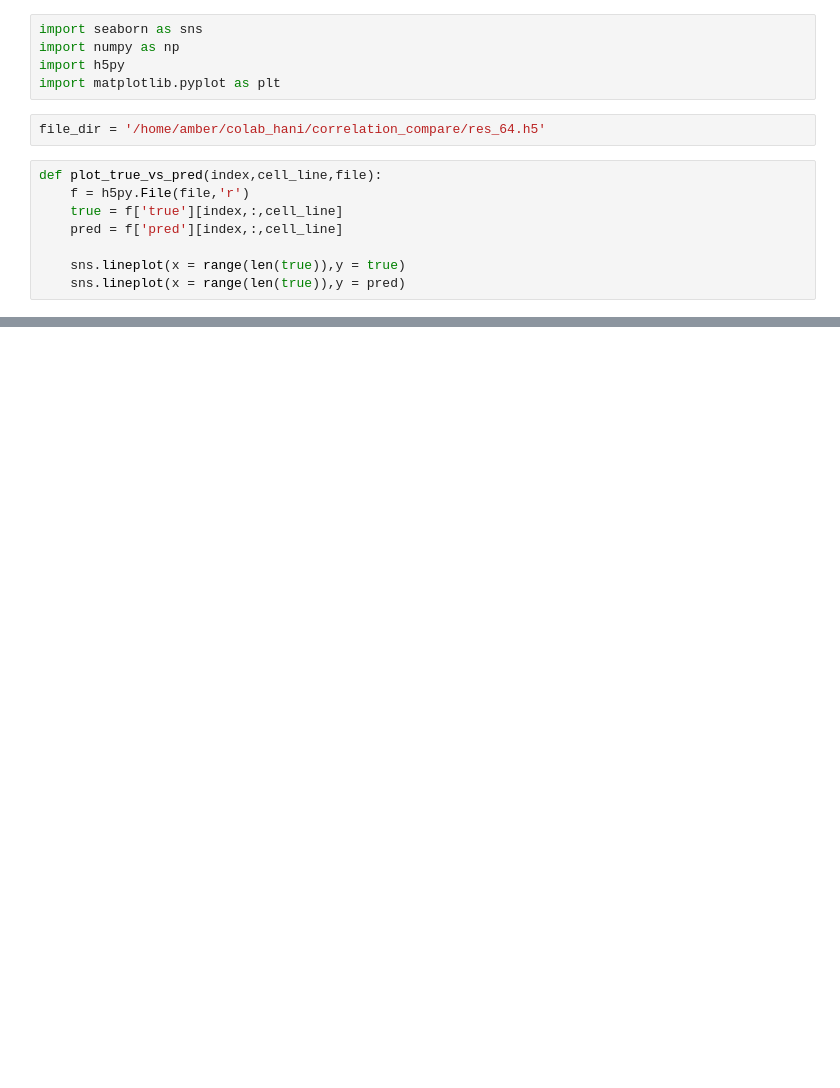
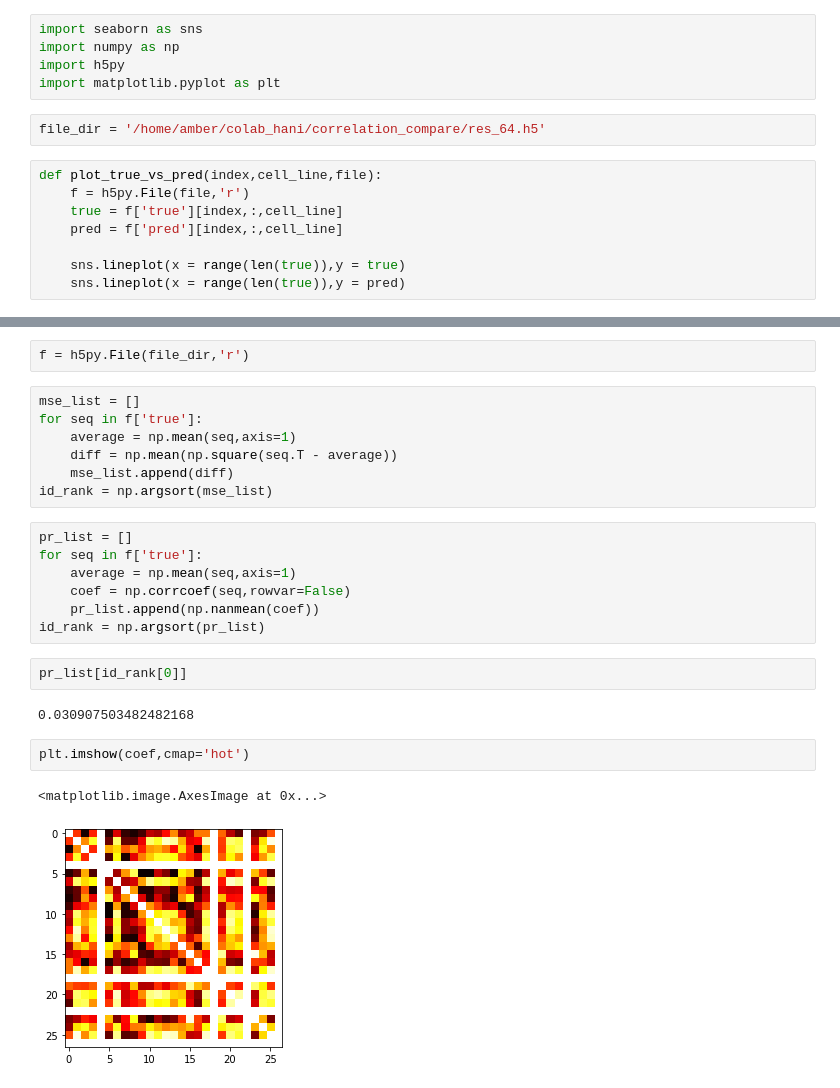
Before and after one commit to amberT15/cellline_atac, a Jupyter notebook: Sanity_check.ipynb, the cells around one changed output, grey strips where cells are left out. Saved outputs shown, nothing was run; the diff lists cells and outputs as text; blank space fills up the shorter version.

```diff
--- a/Sanity_check.ipynb
+++ b/Sanity_check.ipynb
@@ -21,0 +25,25 @@ plot_true_vs_pred(7992,0,file_dir)
+# %%
+f = h5py.File(file_dir,'r')
+# %%
+mse_list = []
+for seq in f['true']:
+    average = np.mean(seq,axis=1)
+    diff = np.mean(np.square(seq.T - average))
+    mse_list.append(diff)
+id_rank = np.argsort(mse_list)
+# %%
+pr_list = []
+for seq in f['true']:
+    average = np.mean(seq,axis=1)
+    coef = np.corrcoef(seq,rowvar=False)
+    pr_list.append(np.nanmean(coef))
+id_rank = np.argsort(pr_list)
+# %%
+pr_list[id_rank[0]]
+# %% [output]
+0.030907503482482168
+# %%
+plt.imshow(coef,cmap='hot')
+# %% [output]
+<matplotlib.image.AxesImage at 0x...>
+[figure, added]
```
Also changed, not shown: parts of 5 cells of this notebook, 3 other files.
